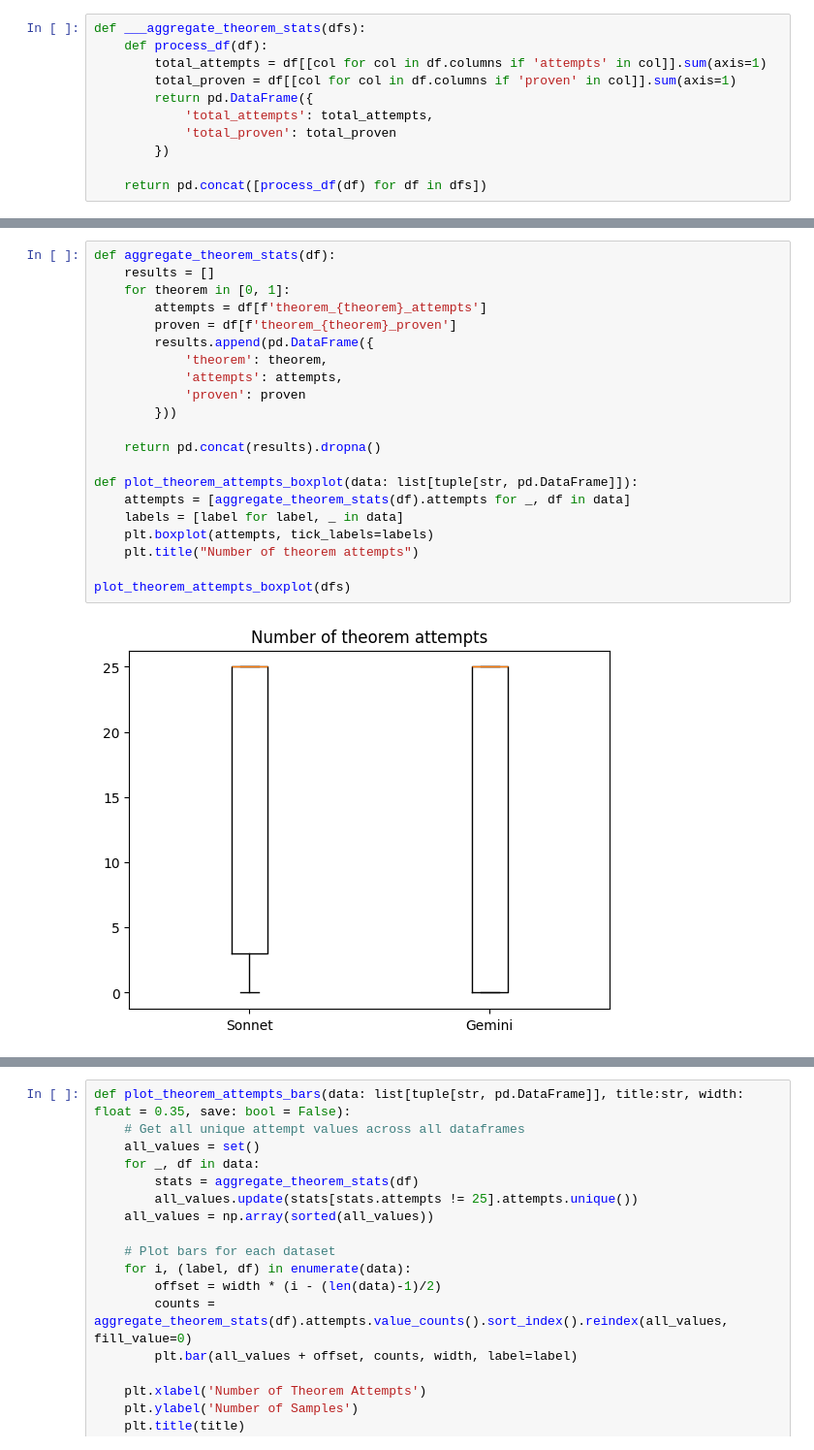
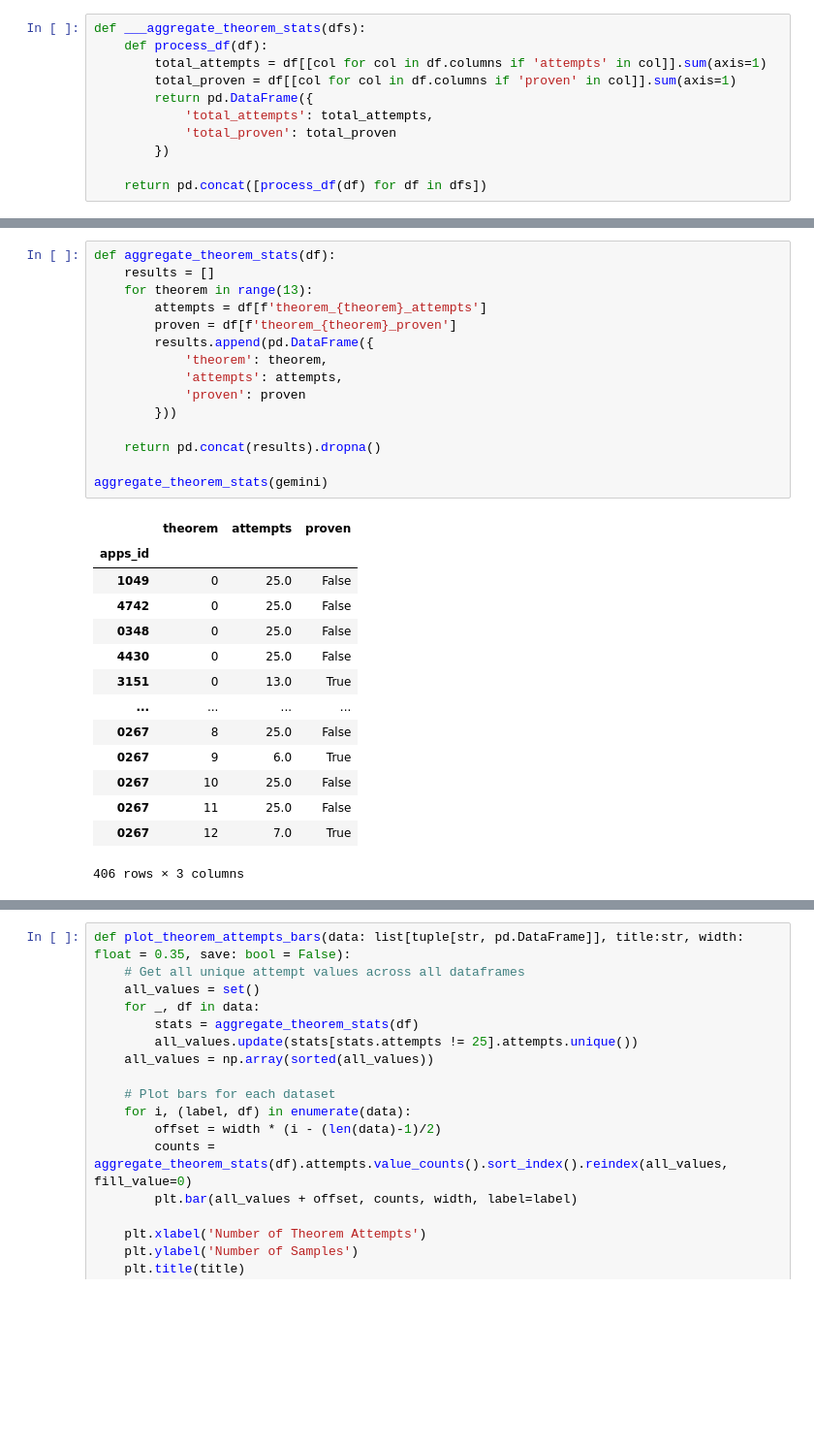
Before and after one commit to quinn-dougherty/fvapps, a Jupyter notebook: src/notebooks/baselines/observability.ipynb, the cells around one changed output, grey strips where cells are left out. Shown at 97% size. Drawn from its saved outputs; the diff is of its cells as text; blank space fills up the shorter version.

```diff
--- a/src/notebooks/baselines/observability.ipynb
+++ b/src/notebooks/baselines/observability.ipynb
@@ -329,23 +286,30 @@ ___aggregate_theorem_stats([sonnet, gemini])
 # %%
 def aggregate_theorem_stats(df):
     results = []
-    for theorem in [0, 1]:
+    for theorem in range(13):
         attempts = df[f'theorem_{theorem}_attempts']
         proven = df[f'theorem_{theorem}_proven']
         results.append(pd.DataFrame({
             'theorem': theorem,
             'attempts': attempts,
             'proven': proven
         }))
 
     return pd.concat(results).dropna()
 
-def plot_theorem_attempts_boxplot(data: list[tuple[str, pd.DataFrame]]):
-    attempts = [aggregate_theorem_stats(df).attempts for _, df in data]
-    labels = [label for label, _ in data]
-    plt.boxplot(attempts, tick_labels=labels)
-    plt.title("Number of theorem attempts")
-
-plot_theorem_attempts_boxplot(dfs)
+aggregate_theorem_stats(gemini)
 # %% [output]
-[figure, removed]
+|  | theorem | attempts | proven |
+| apps_id |  |  |  |
+| 1049 | 0 | 25.0 | False |
+| 4742 | 0 | 25.0 | False |
+| 0348 | 0 | 25.0 | False |
+| 4430 | 0 | 25.0 | False |
+| 3151 | 0 | 13.0 | True |
+| ... | ... | ... | ... |
+| 0267 | 8 | 25.0 | False |
+| 0267 | 9 | 6.0 | True |
+| 0267 | 10 | 25.0 | False |
+| 0267 | 11 | 25.0 | False |
+| 0267 | 12 | 7.0 | True |
+406 rows × 3 columns
```
Also changed, not shown: parts of 24 cells of this notebook, 4 other files.
